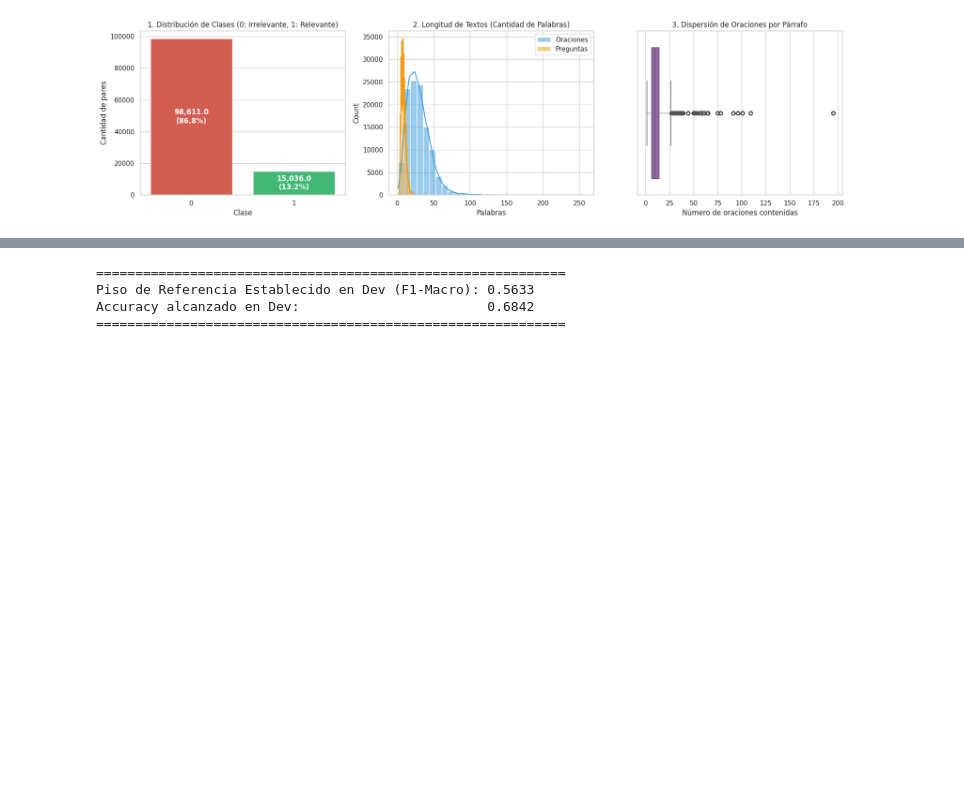
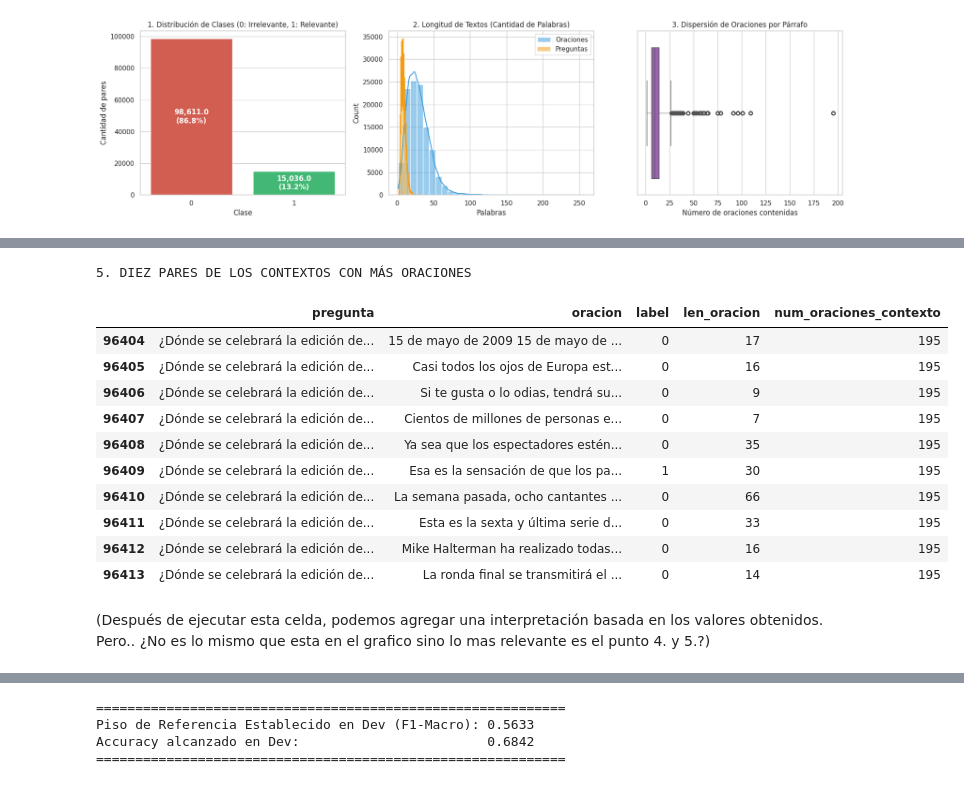
Before and after one commit to michaeljunior05/Inteligencia-Artificial-TP-2026, a Jupyter notebook: natebook.ipynb, the cells around one changed output, grey strips where cells are left out. Cells and saved outputs as stored; diff of their text form; code cells hidden in the pictures; blank space fills up the shorter version.

```diff
--- a/natebook.ipynb
+++ b/natebook.ipynb
@@ -471,0 +532,22 @@ La ponderación es una decisión para que los errores de la clase minoritaria te
+# %%
+print("\n5. DIEZ PARES DE LOS CONTEXTOS CON MÁS ORACIONES")
+display(
+    df_pares.nlargest(10, "num_oraciones_contexto")[
+        ["pregunta", "oracion", "label", "len_oracion", "num_oraciones_contexto"]
+    ]
+)
+# %% [output]
+5. DIEZ PARES DE LOS CONTEXTOS CON MÁS ORACIONES
+|  | pregunta | oracion | label | len_oracion | num_oraciones_contexto |
+| 96404 | ¿Dónde se celebrará la edición de... | 15 de mayo de 2009 15 de mayo de ... | 0 | 17 | 195 |
+| 96405 | ¿Dónde se celebrará la edición de... | Casi todos los ojos de Europa est... | 0 | 16 | 195 |
+| 96406 | ¿Dónde se celebrará la edición de... | Si te gusta o lo odias, tendrá su... | 0 | 9 | 195 |
+| 96407 | ¿Dónde se celebrará la edición de... | Cientos de millones de personas e... | 0 | 7 | 195 |
+| 96408 | ¿Dónde se celebrará la edición de... | Ya sea que los espectadores estén... | 0 | 35 | 195 |
+| 96409 | ¿Dónde se celebrará la edición de... | Esa es la sensación de que los pa... | 1 | 30 | 195 |
+| 96410 | ¿Dónde se celebrará la edición de... | La semana pasada, ocho cantantes ... | 0 | 66 | 195 |
+| 96411 | ¿Dónde se celebrará la edición de... | Esta es la sexta y última serie d... | 0 | 33 | 195 |
+| 96412 | ¿Dónde se celebrará la edición de... | Mike Halterman ha realizado todas... | 0 | 16 | 195 |
+| 96413 | ¿Dónde se celebrará la edición de... | La ronda final se transmitirá el ... | 0 | 14 | 195 |
+# %% [markdown]
+(Después de ejecutar esta celda, podemos agregar una interpretación basada en los valores obtenidos. Pero.. ¿No es lo mismo que esta en el grafico sino lo mas relevante es el punto 4. y 5.?)
```
Also changed, not shown: parts of 36 cells of this notebook.
